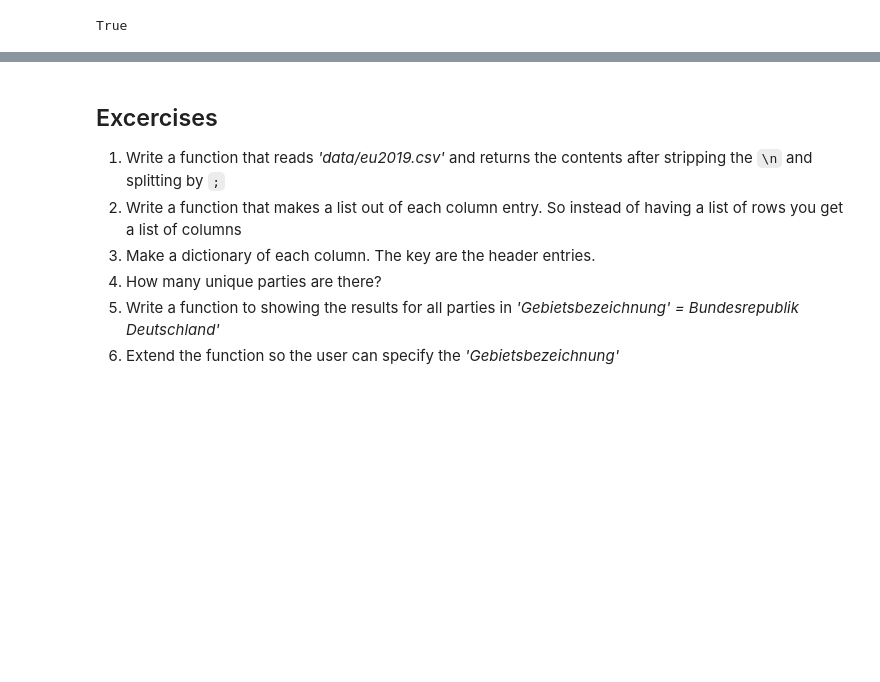
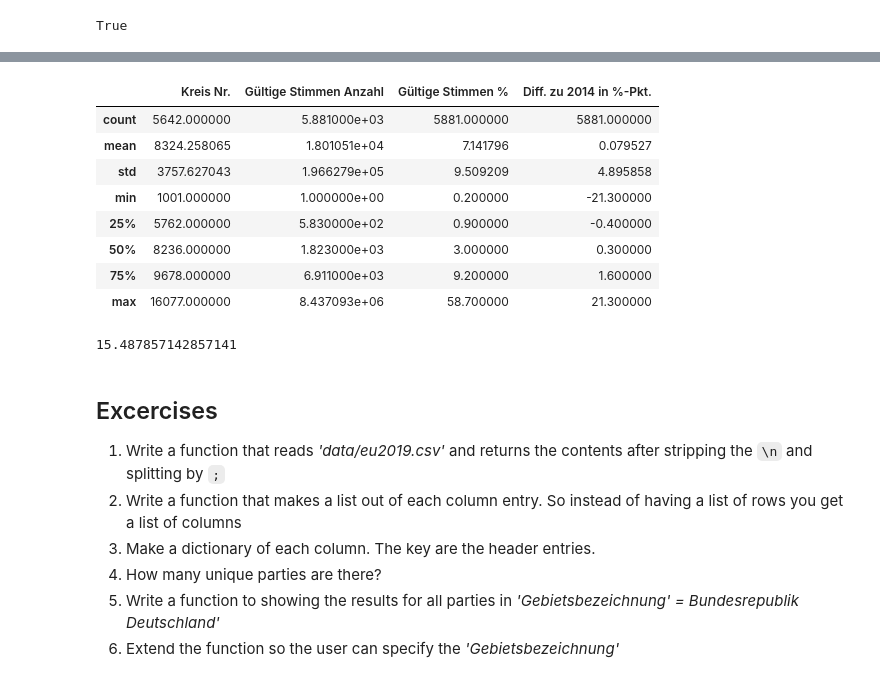
Before and after one commit to mago1-ex/python_beginners, a Jupyter notebook: Tag1/02_overview_and_exercises.ipynb, the cells around one changed output, grey strips where cells are left out. Drawn from its saved outputs; the diff is of its cells as text; code cells hidden in the pictures; blank space fills up the shorter version.

```diff
--- a/Tag1/02_overview_and_exercises.ipynb
+++ b/Tag1/02_overview_and_exercises.ipynb
@@ -1165,3 +1833,19 @@ True
+# %%
+df.describe()
+# %% [output]
+|  | Kreis Nr. | Gültige Stimmen Anzahl | Gültige Stimmen % | Diff. zu 2014 in %-Pkt. |
+| count | 5642.000000 | 5.881000e+03 | 5881.000000 | 5881.000000 |
+| mean | 8324.258065 | 1.801051e+04 | 7.141796 | 0.079527 |
+| std | 3757.627043 | 1.966279e+05 | 9.509209 | 4.895858 |
+| min | 1001.000000 | 1.000000e+00 | 0.200000 | -21.300000 |
+| 25% | 5762.000000 | 5.830000e+02 | 0.900000 | -0.400000 |
+| 50% | 8236.000000 | 1.823000e+03 | 3.000000 | 0.300000 |
+| 75% | 9678.000000 | 6.911000e+03 | 9.200000 | 1.600000 |
+| max | 16077.000000 | 8.437093e+06 | 58.700000 | 21.300000 |
+# %%
+df[df["Partei"]=="SPD"]["Gültige Stimmen %"].mean()
+# %% [output]
+15.487857142857141
 # %% [markdown]
 ## Excercises
 1. Write a function that reads *'data/eu2019.csv'* and returns the contents after stripping the `\n` and splitting by `;`
```
Also changed, not shown: parts of 137 cells of this notebook, 14 other files.
